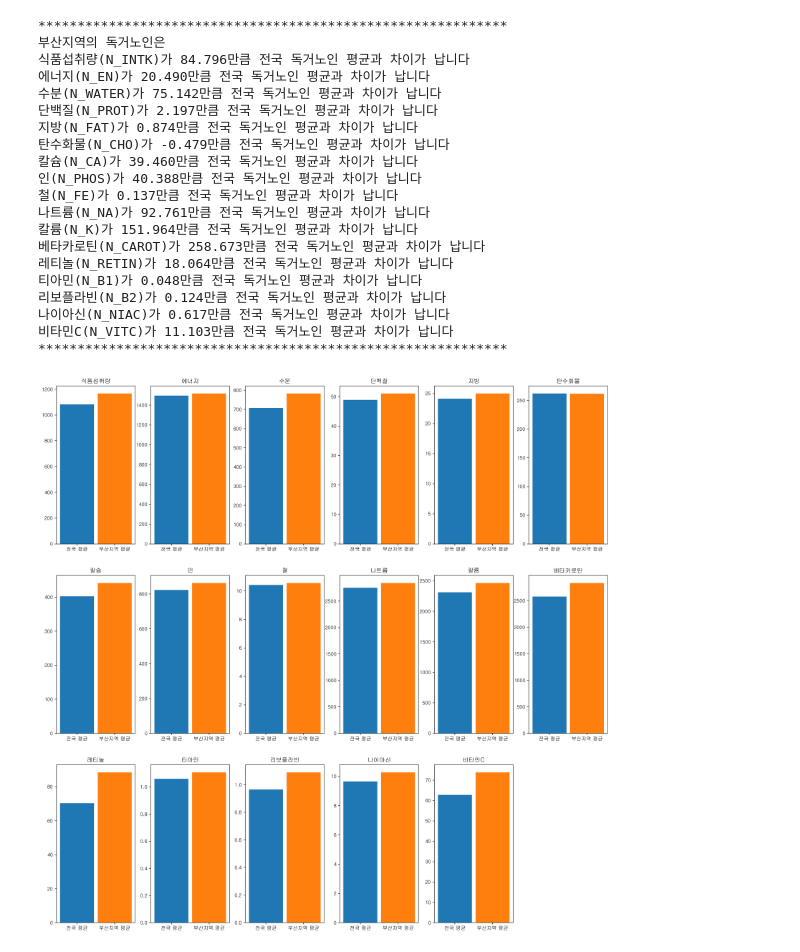
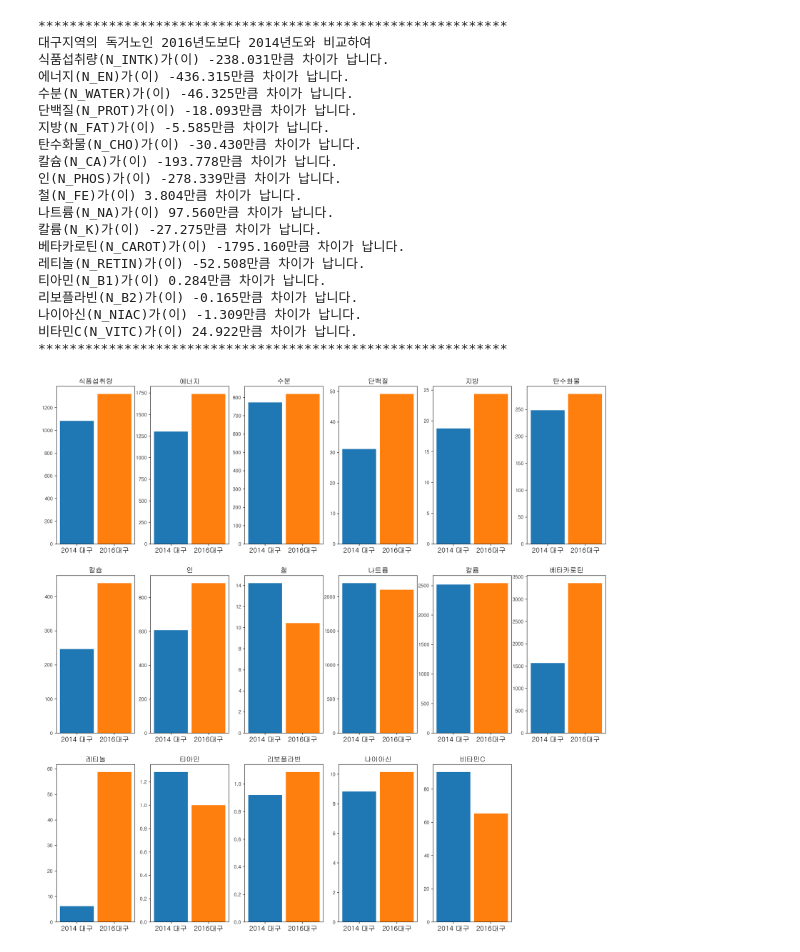
Before and after one commit to amthreeh/healthnutrition, a Jupyter notebook: Heath_Check.ipynb, the cells around one changed output. Drawn from its saved outputs; the diff is of its cells as text; code cells hidden in the pictures.

```diff
--- a/Heath_Check.ipynb
+++ b/Heath_Check.ipynb
@@ -348,26 +435,26 @@ class Health_Check:
 # %%
 ohs = Health_Check("D:/WORK/수원대학교/2023수원대학교 데이터과학 경진대회(국민건강영양조사 데이터분석)/data/nationalhealth_2010to2021.csv", "D:/WORK/수원대학교/2023수원대학교 데이터과학 경진대회(국민건강영양조사 데이터분석)/data/nationalhealth_2010to2021.csv")
 # %%
-ohs.nu_check("부산")
+ohs.nu_check("대구", [2014, 2016])
 # %% [output]
 ************************************************************
-부산지역의 독거노인은
-식품섭취량(N_INTK)가 84.796만큼 전국 독거노인 평균과 차이가 납니다
-에너지(N_EN)가 20.490만큼 전국 독거노인 평균과 차이가 납니다
-수분(N_WATER)가 75.142만큼 전국 독거노인 평균과 차이가 납니다
-단백질(N_PROT)가 2.197만큼 전국 독거노인 평균과 차이가 납니다
-지방(N_FAT)가 0.874만큼 전국 독거노인 평균과 차이가 납니다
-탄수화물(N_CHO)가 -0.479만큼 전국 독거노인 평균과 차이가 납니다
-칼슘(N_CA)가 39.460만큼 전국 독거노인 평균과 차이가 납니다
-인(N_PHOS)가 40.388만큼 전국 독거노인 평균과 차이가 납니다
-철(N_FE)가 0.137만큼 전국 독거노인 평균과 차이가 납니다
-나트륨(N_NA)가 92.761만큼 전국 독거노인 평균과 차이가 납니다
-칼륨(N_K)가 151.964만큼 전국 독거노인 평균과 차이가 납니다
-베타카로틴(N_CAROT)가 258.673만큼 전국 독거노인 평균과 차이가 납니다
-레티놀(N_RETIN)가 18.064만큼 전국 독거노인 평균과 차이가 납니다
-티아민(N_B1)가 0.048만큼 전국 독거노인 평균과 차이가 납니다
-리보플라빈(N_B2)가 0.124만큼 전국 독거노인 평균과 차이가 납니다
-나이아신(N_NIAC)가 0.617만큼 전국 독거노인 평균과 차이가 납니다
-비타민C(N_VITC)가 11.103만큼 전국 독거노인 평균과 차이가 납니다
+대구지역의 독거노인 2016년도보다 2014년도와 비교하여
+식품섭취량(N_INTK)가(이) -238.031만큼 차이가 납니다.
+에너지(N_EN)가(이) -436.315만큼 차이가 납니다.
+수분(N_WATER)가(이) -46.325만큼 차이가 납니다.
+단백질(N_PROT)가(이) -18.093만큼 차이가 납니다.
+지방(N_FAT)가(이) -5.585만큼 차이가 납니다.
+탄수화물(N_CHO)가(이) -30.430만큼 차이가 납니다.
+칼슘(N_CA)가(이) -193.778만큼 차이가 납니다.
+인(N_PHOS)가(이) -278.339만큼 차이가 납니다.
+철(N_FE)가(이) 3.804만큼 차이가 납니다.
+나트륨(N_NA)가(이) 97.560만큼 차이가 납니다.
+칼륨(N_K)가(이) -27.275만큼 차이가 납니다.
+베타카로틴(N_CAROT)가(이) -1795.160만큼 차이가 납니다.
+레티놀(N_RETIN)가(이) -52.508만큼 차이가 납니다.
+티아민(N_B1)가(이) 0.284만큼 차이가 납니다.
+리보플라빈(N_B2)가(이) -0.165만큼 차이가 납니다.
+나이아신(N_NIAC)가(이) -1.309만큼 차이가 납니다.
+비타민C(N_VITC)가(이) 24.922만큼 차이가 납니다.
 ************************************************************
-[figure, old version]
+[figure, new version]
```
Also changed, not shown: parts of 1 cell of this notebook.
